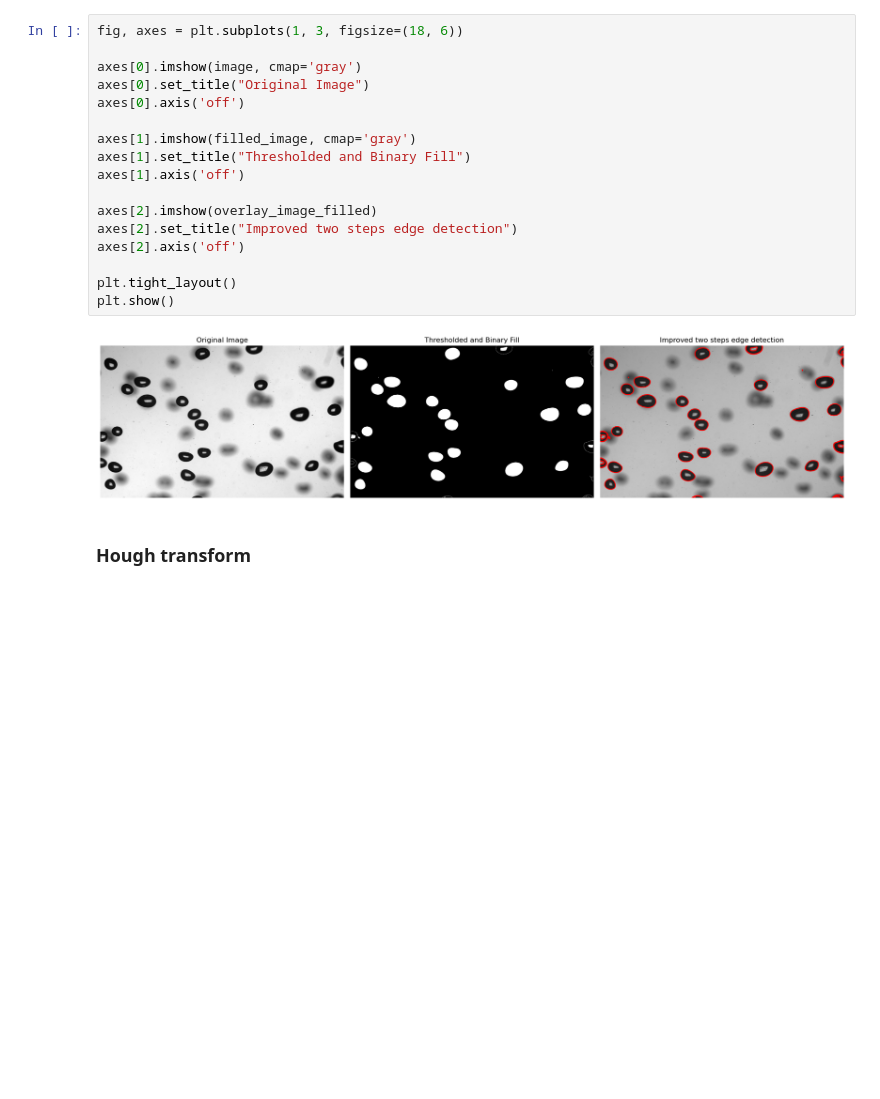
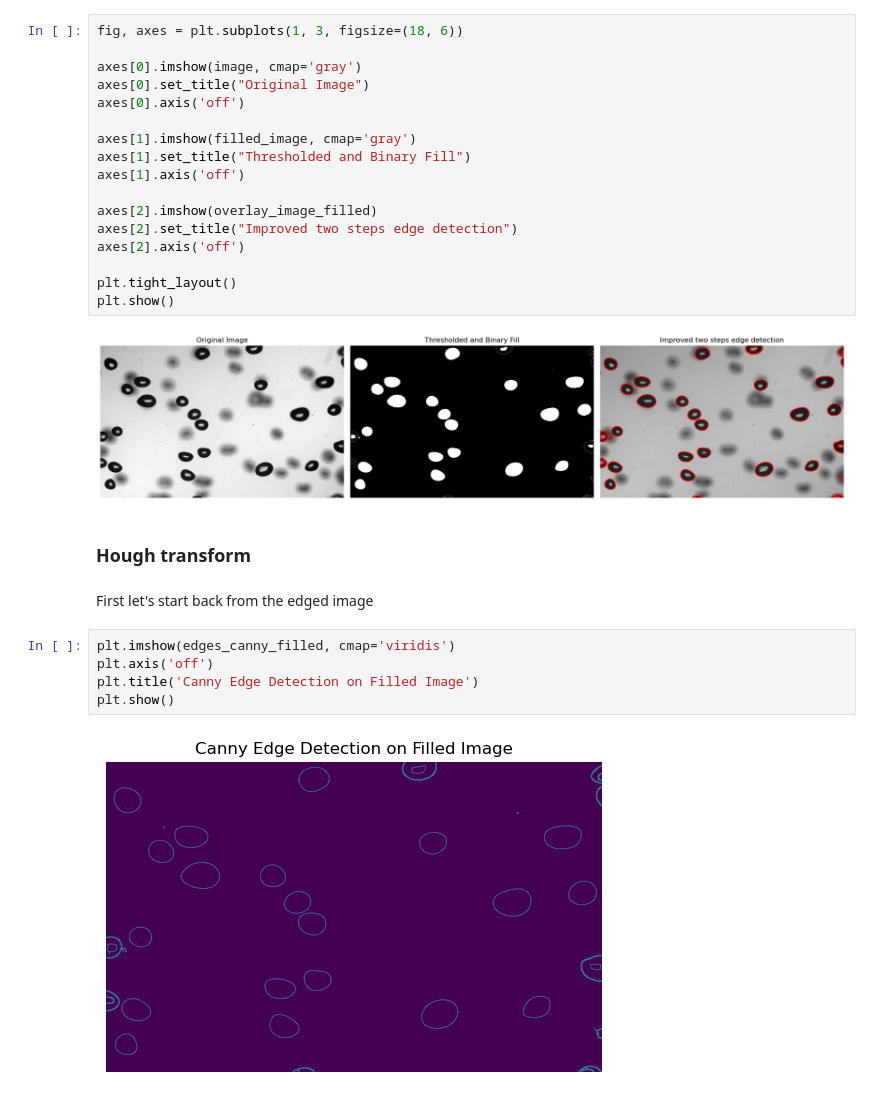
Before and after one commit to PyNoe/Bubbles, a Jupyter notebook: CircleDetection_v1.ipynb, the cells around one changed output. Drawn from its saved outputs; the diff is of its cells as text; blank space fills up the shorter version.

```diff
--- a/CircleDetection_v1.ipynb
+++ b/CircleDetection_v1.ipynb
@@ -158,3 +158,12 @@ plt.show()
 [figure]
 # %% [markdown]
 ### Hough transform
+# %% [markdown]
+First let's start back from the edged image
+# %%
+plt.imshow(edges_canny_filled, cmap='viridis')
+plt.axis('off')
+plt.title('Canny Edge Detection on Filled Image')
+plt.show()
+# %% [output]
+[figure, added]
```
Also changed, not shown: parts of 7 cells of this notebook.
